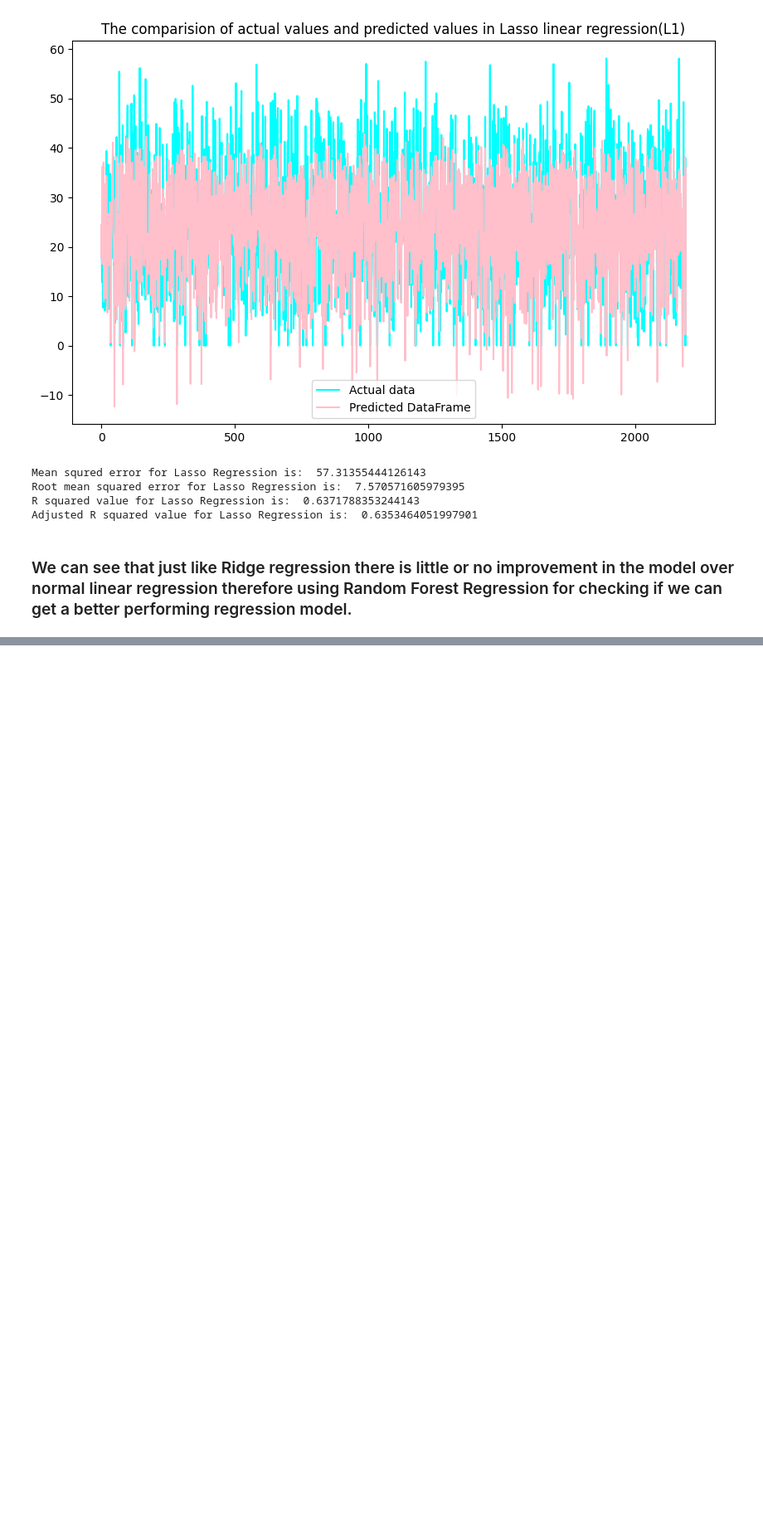
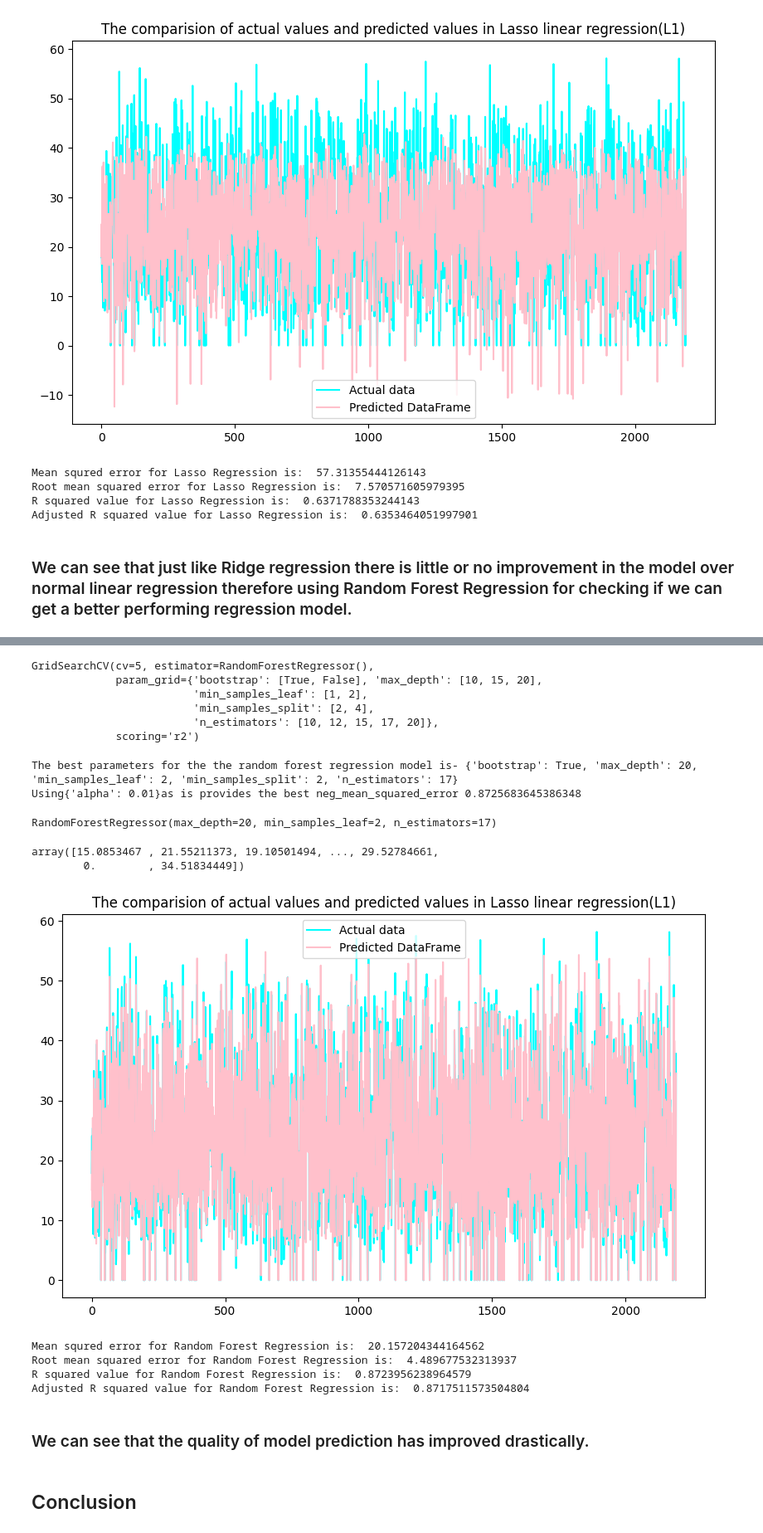
Before and after one commit to vishant750/bike_sharing_demand_prediction, a Jupyter notebook: Bike_sharing_demad_prediction.ipynb, the cells around one changed output, grey strips where cells are left out. Shown at 83% size. Drawn from its saved outputs; the diff is of its cells as text; code cells hidden in the pictures; blank space fills up the shorter version.

```diff
--- a/Bike_sharing_demad_prediction.ipynb
+++ b/Bike_sharing_demad_prediction.ipynb
@@ -936,0 +944,62 @@ Adjusted R squared value for Lasso Regression is:  0.6353464051997901
+# %%
+#Creating a Random Forest Regression model using GridSearchCV
+rand_forest = RandomForestRegressor()
+
+
+parameters = {'n_estimators' : [int(x) for x in np.linspace(start=10,stop=20, num=5)],
+             'max_depth' : [10,15,20],
+             'min_samples_split':[2,4],
+             'min_samples_leaf':[1,2],
+             'bootstrap' : [True,False]
+             }
+
+rf_model_grid = GridSearchCV(rand_forest,parameters,scoring='r2',cv=5)
+rf_model_grid.fit(x_train,y_train)
+# %% [output]
+GridSearchCV(cv=5, estimator=RandomForestRegressor(),
+             param_grid={'bootstrap': [True, False], 'max_depth': [10, 15, 20],
+                         'min_samples_leaf': [1, 2],
+                         'min_samples_split': [2, 4],
+                         'n_estimators': [10, 12, 15, 17, 20]},
+             scoring='r2')
+# %%
+#getting the best parameters for the Random Forest linear regression model.
+print('The best parameters for the the random forest regression model is-',rf_model_grid.best_params_)
+print('Using'+str(lasso_model_grid.best_params_)+'as is provides the best neg_mean_squared_error',rf_model_grid.best_score_)
+# %% [output]
+The best parameters for the the random forest regression model is- {'bootstrap': True, 'max_depth': 20, 'min_samples_leaf': 2, 'min_samples_split': 2, 'n_estimators': 17}
+Using{'alpha': 0.01}as is provides the best neg_mean_squared_error 0.8725683645386348
+# %%
+#Fitting the random forest regression model with best parameter alpha:20
+random_forest_regression_model=RandomForestRegressor(bootstrap=True,max_depth=20,min_samples_leaf=2,min_samples_split=2,n_estimators=17)
+random_forest_regression_model.fit(x_train,y_train)
+# %% [output]
+RandomForestRegressor(max_depth=20, min_samples_leaf=2, n_estimators=17)
+# %%
+y_pred_random_forest_regression=random_forest_regression_model.predict(x_test)
+y_pred_random_forest_regression
+# %% [output]
+array([15.0853467 , 21.55211373, 19.10501494, ..., 29.52784661,
+        0.        , 34.51834449])
+# %%
+#Visual comparison for actual and predicted values
+plt.figure(figsize=(10,6))
+plt.plot(np.array(y_test),color='cyan',label='Actual data')
+plt.plot(y_pred_random_forest_regression,color='pink',label='Predicted DataFrame')
+plt.legend()
+plt.title('The comparision of actual values and predicted values in Lasso linear regression(L1)')
+plt.show()
+# %% [output]
+[figure, added]
+# %%
+#Checking evaluation parameters for the Random forest regression model.
+eval_metric(y_pred_random_forest_regression,'Random Forest Regression')
+# %% [output]
+Mean squred error for Random Forest Regression is:  20.157204344164562
+Root mean squared error for Random Forest Regression is:  4.489677532313937
+R squared value for Random Forest Regression is:  0.8723956238964579
+Adjusted R squared value for Random Forest Regression is:  0.8717511573504804
+# %% [markdown]
+### We can see that the quality of model prediction has improved drastically.
+# %% [markdown]
+## Conclusion
```
Also changed, not shown: parts of 13 cells of this notebook.
